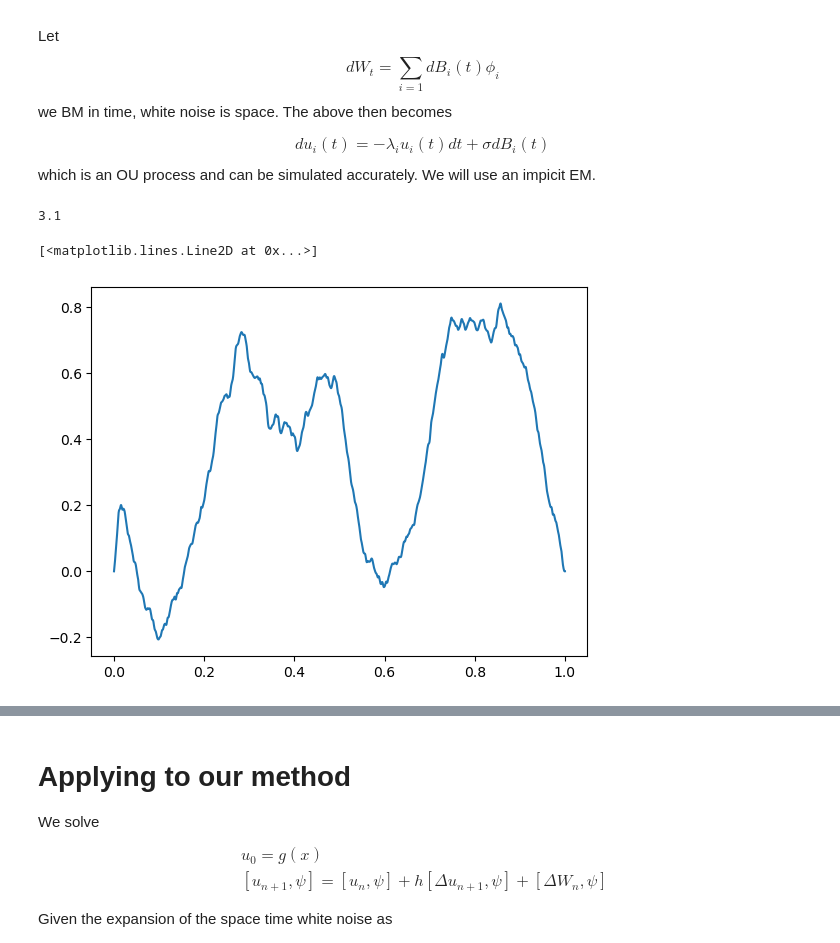
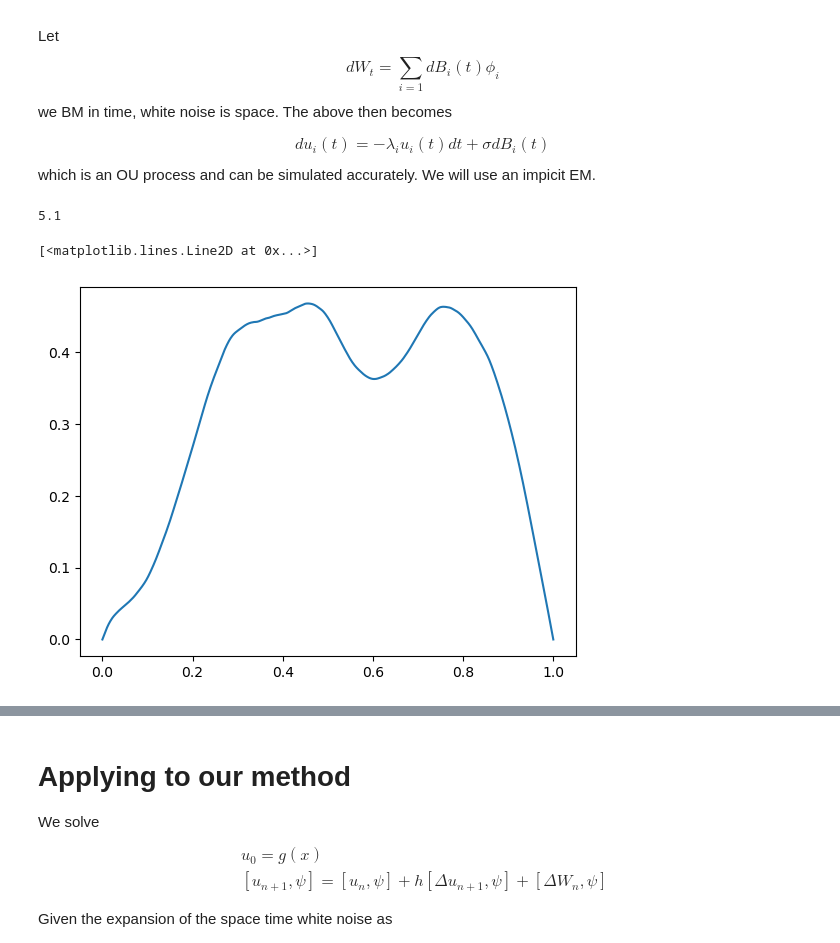
Before and after one commit to MatthieuDarcy/Kernel-NeuralNetworks-SPDEs, a Jupyter notebook: solving_elliptic/time dependent.ipynb, the cells around one changed output, grey strips where cells are left out. Cells and saved outputs as stored; diff of their text form; code cells hidden in the pictures.

```diff
--- a/solving_elliptic/time dependent.ipynb
+++ b/solving_elliptic/time dependent.ipynb
@@ -515,22 +515,22 @@ which is an OU process and can be simulated accurately. We will use an impicit E
 # %%
 key = random.PRNGKey(1257)
 n_coef =N_m
 
 # We choose an initial condition in H^{1 + \delta }
-s = 1
+s = 2
 alpha = 2*s+1 + 0.1
 print(alpha)
 decay_u = alpha/2
 
 coef_init = random.normal(key, shape=(n_coef,))/(jnp.arange(1, n_coef+1)**(decay_u))
 u_init = evaluate_function(x, coef_init, L=upper - lower)
 laplace_eigenvalues = jnp.pi**2*jnp.arange(1, n_coef+1)**2 # The eigenvalues of the negative Laplacian
 
 plt.plot(x, u_init)
 # %% [output]
-3.1
+5.1
 [<matplotlib.lines.Line2D at 0x...>]
-[figure, old version]
+[figure, new version]
 # %%
 def OU_EM_implicit(T, h , u_init,  beta, sigma ,key, record = False, N_bm = 1000):
     """
```
Also changed, not shown: parts of 12 cells of this notebook.
